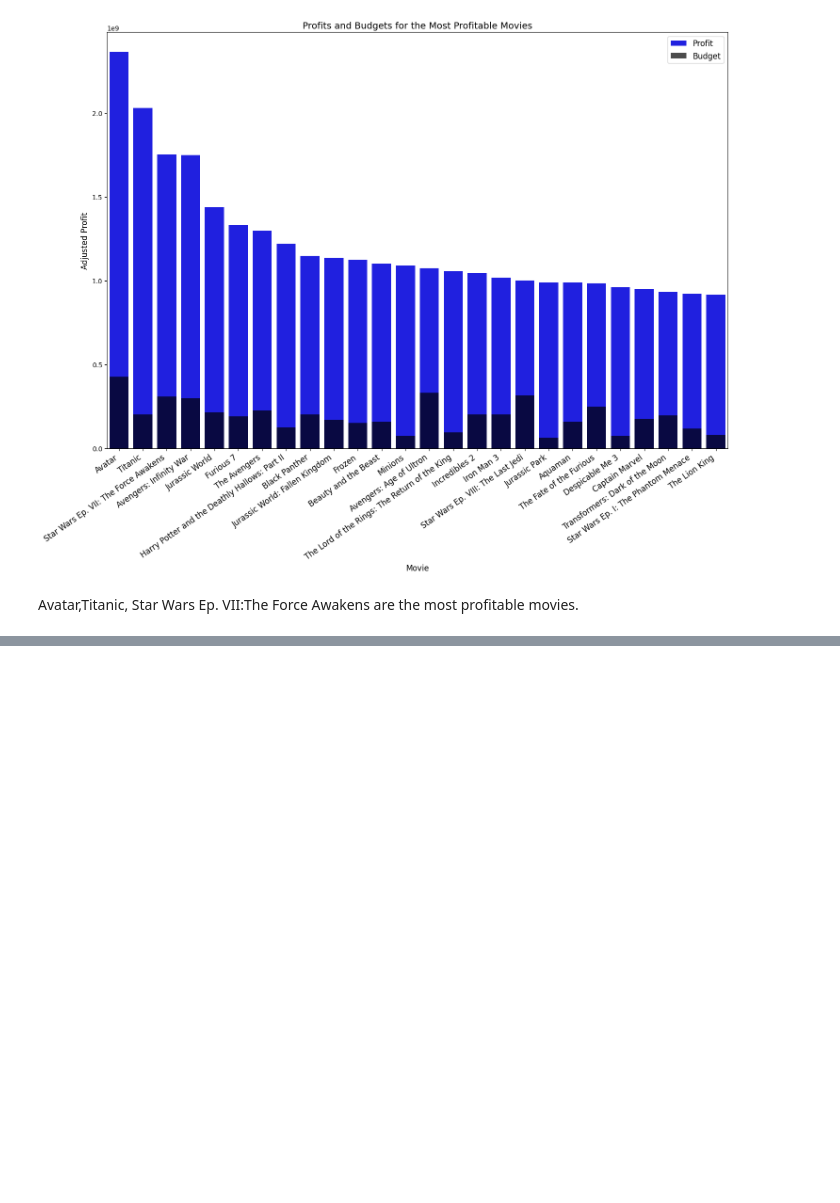
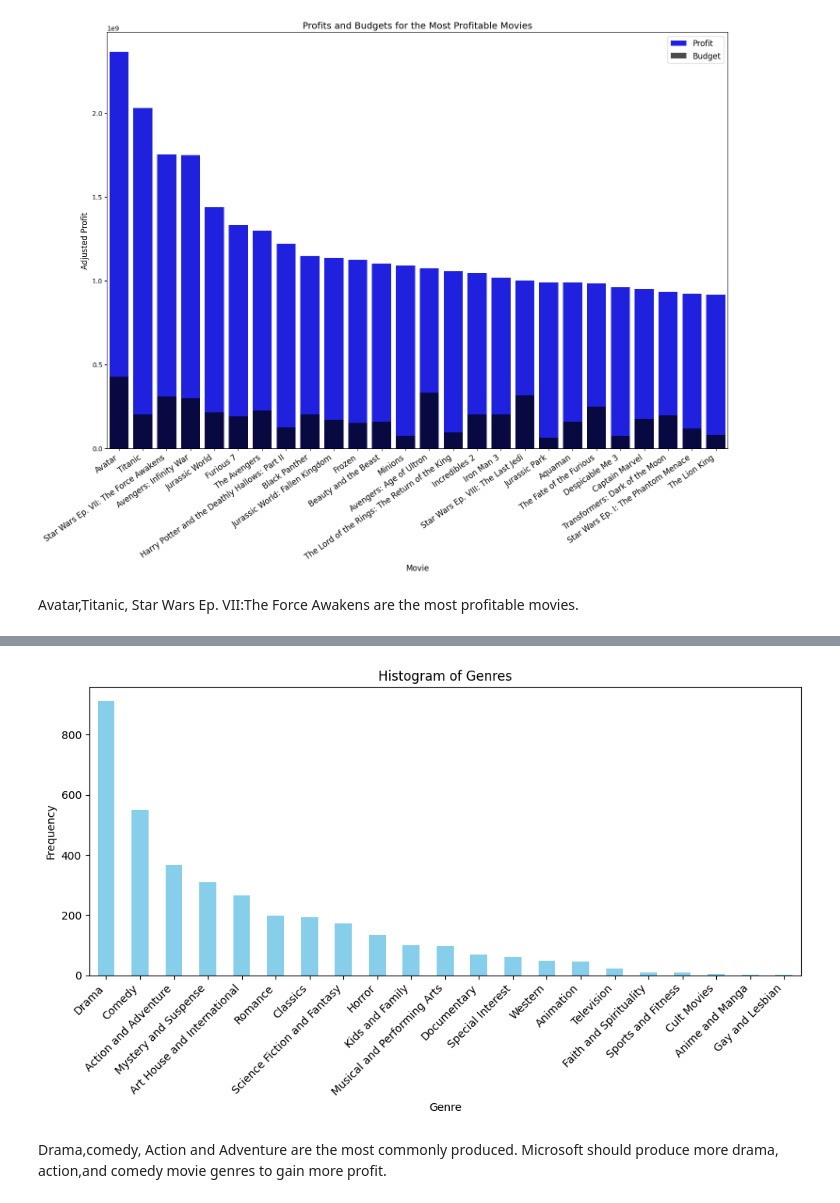
Before and after one commit to Njeri-Ndura/Microsoft_movie_analysis, a Jupyter notebook: student.ipynb, the cells around one changed output, grey strips where cells are left out. Drawn from its saved outputs; the diff is of its cells as text; code cells hidden in the pictures; blank space fills up the shorter version.

```diff
--- a/student.ipynb
+++ b/student.ipynb
@@ -261,0 +304,26 @@ Avatar,Titanic, Star Wars Ep. VII:The Force Awakens are the most profitable movi
+# %%
+# Drop rows with missing genre values
+df_movie_info.dropna(subset=['genre'], inplace=True)
+
+# Split the genres and create a list of all genres
+all_genres = []
+for genres in df_movie_info['genre'].str.split('|'):
+    all_genres.extend(genres)
+
+# Count the occurrences of each genre
+genre_counts = pd.Series(all_genres).value_counts()
+
+# Plot the histogram
+plt.figure(figsize=(10, 6))
+genre_counts.plot(kind='bar', color='skyblue')
+plt.title('Histogram of Genres')
+plt.xlabel('Genre')
+plt.ylabel('Frequency')
+plt.xticks(rotation=45, ha='right')
+plt.tight_layout()
+plt.legend
+plt.show()
+# %% [output]
+[figure, added]
+# %% [markdown]
+Drama,comedy, Action and Adventure are the most commonly produced. Microsoft should produce more drama, action,and comedy movie genres to gain more profit.
```
Also changed, not shown: parts of 4 cells of this notebook.
